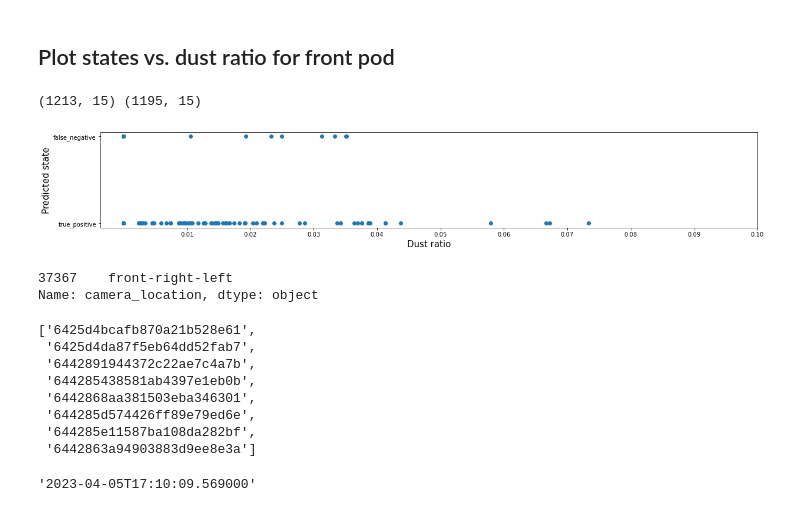
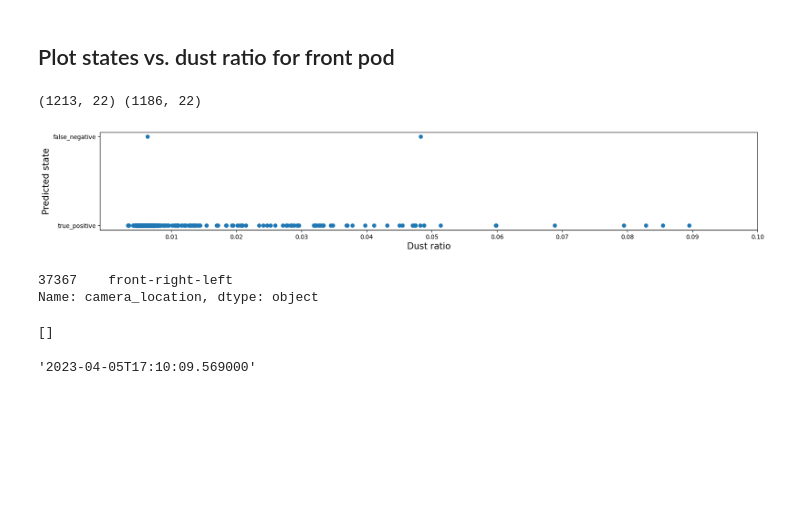
Before and after one commit to Alex17Li/scripts, a Jupyter notebook: notebooks/li_dust_analysis_metrics.ipynb, the cells around one changed output. Drawn from its saved outputs; the diff is of its cells as text; code cells hidden in the pictures; blank space fills up the shorter version.

```diff
--- a/notebooks/li_dust_analysis_metrics.ipynb
+++ b/notebooks/li_dust_analysis_metrics.ipynb
@@ -19,6 +19,13 @@ from datetime import datetime, timedelta, date
 # from geopy.geocoders import Nominatim
 # from geopy.extra.rate_limiter import RateLimiter
 import matplotlib.pyplot as plt
+# %%
+def get_speed(df_row):
+    gps_ast = ast.literal_eval(df_row['gps_can_data'])
+    if 'speed' in gps_ast:
+        return gps_ast['speed']
+    else:
+        return np.nan
 # %%
 def merge_meta_with_pred(master_df, label_df, unlabeled_pred_df, labeled_pred_df):
     print('master_df', master_df.shape)
@@ -57,6 +64,7 @@ def merge_meta_with_pred(master_df, label_df, unlabeled_pred_df, labeled_pred_df
     df['datehm'] = df.collected_on.apply(lambda x:str(x)[:16])
     print('final_df', df.shape)
     print('# TPs', len(df[df.state == 'true_positive']), '# Positives', len(df[(df.state == 'true_positive') | (df.state == 'false_negative')]))
+    df['speed'] = master_df.apply(get_speed, axis=1)
 
     return df
 # %% [markdown]
@@ -692,16 +742,16 @@ See the caveats in the documentation: https://pandas.pydata.org/pandas-docs/stab
 # %%
 fpdf = pdf[(pdf.camera_location.str.startswith('front')) & (pdf.Vehicles > 0)]
 print(fpdf.shape, fpdf[fpdf.state == 'true_positive'].shape)
 plt.figure(1, figsize=(20, 3))
-plt.scatter(fpdf.pred_dust_ratio, fpdf.state)  # 7-class model dust head
-# plt.scatter(fpdf.total_averaged_dust_ratio, fpdf.state)  # 8 or 4 class model dust class
+# plt.scatter(fpdf.pred_dust_ratio, fpdf.state)  # 7-class model dust head
+plt.scatter(fpdf.total_averaged_dust_ratio, fpdf.state)  # 8 or 4 class model dust class
 plt.xticks([x*0.01 for x in range(1, 11)])
 plt.xlabel('Dust ratio', fontsize=15)
 plt.ylabel('Predicted state', fontsize=15)
 plt.show()
 # %% [output]
-(1213, 15) (1195, 15)
+(1213, 22) (1186, 22)
-[figure, old version]
+[figure, new version]
 # %%
 fpdf[fpdf.id == '64429249cd141369ec143c67'].camera_location
 # %% [output]
@@ -710,14 +760,7 @@ Name: camera_location, dtype: object
 # %%
 fpdf[fpdf.pred_dust_ratio > 0.01].id.to_list()
 # %% [output]
-['6425d4bcafb870a21b528e61',
- '6425d4da87f5eb64dd52fab7',
- '6442891944372c22ae7c4a7b',
- '644285438581ab4397e1eb0b',
- '6442868aa381503eba346301',
- '644285d574426ff89e79ed6e',
- '644285e11587ba108da282bf',
- '6442863a94903883d9ee8e3a']
+[]
 # %%
 collected_on = df2[df2.id == '64429249cd141369ec143c67'].iloc[0].collected_on
 collected_on
```
Also changed, not shown: parts of 13 cells of this notebook, 13 other files.
